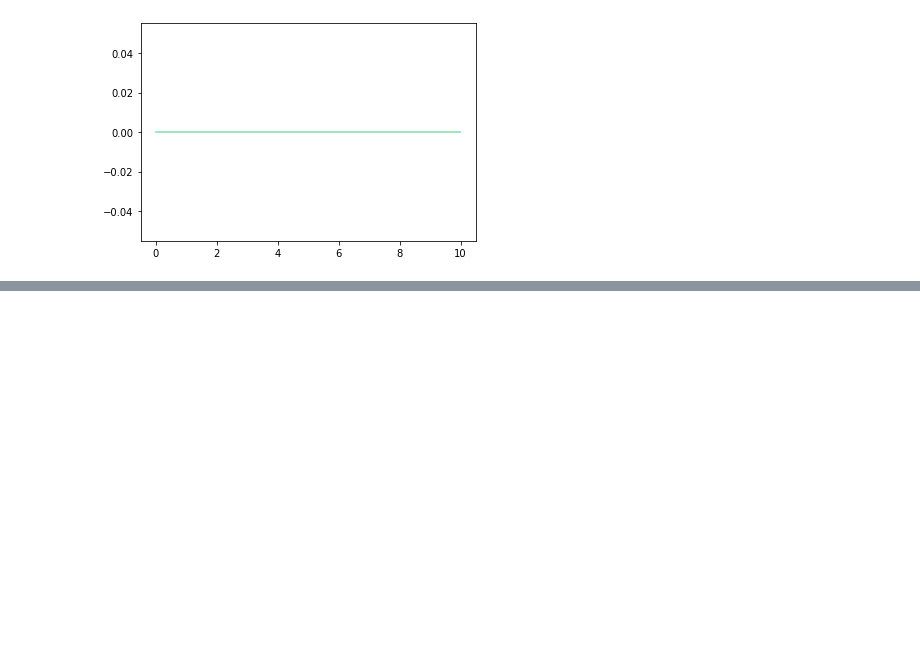
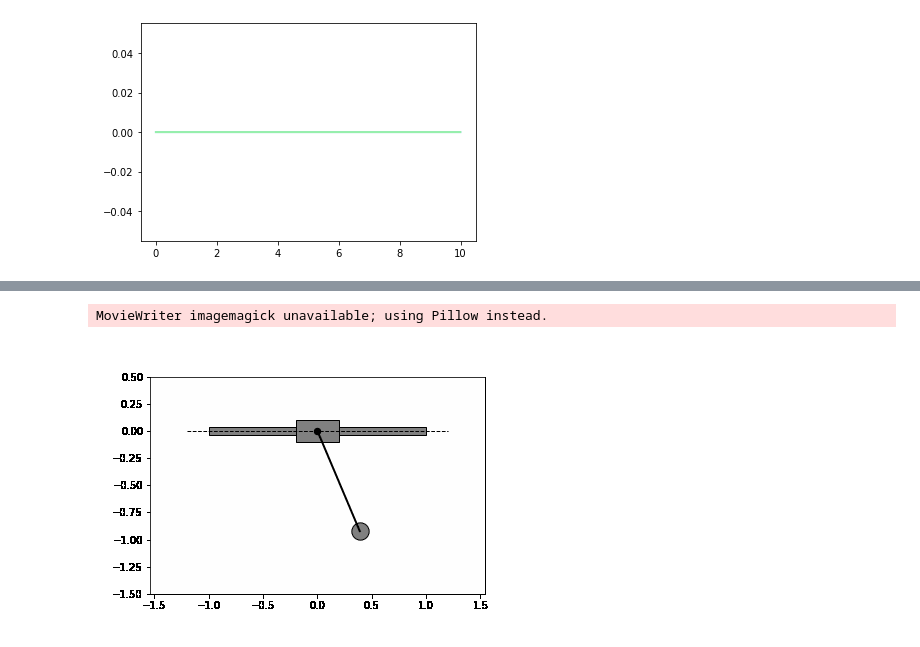
Before and after one commit to martiabr/crane-optimization, a Jupyter notebook: crane-optimization.ipynb, the cells around one changed output, grey strips where cells are left out. Saved outputs shown, nothing was run; the diff lists cells and outputs as text; code cells hidden in the pictures; blank space fills up the shorter version.

Commit message:
Animation gif test

```diff
--- a/crane-optimization.ipynb
+++ b/crane-optimization.ipynb
@@ -86,13 +86,3 @@ plt.show()
 # %% [output]
 [figure]
 [figure]
-# %%
-plt.figure()
-plt.scatter(x_sim[0,0], 0)
-x_pendulum = x_sim[i,0] + l * np.sin(x_sim[0,1])
-y_pendulum = -l * np.cos(x_sim[0,1])
-plt.plot([x_sim[0,0], x_pendulum], [0, y_pendulum])
-plt.scatter(x_pendulum, y_pendulum)
-plt.axis('equal')
-plt.xlim([-1, 1])
-plt.ylim([-1.5, 0.5])
@@ -133,0 +121,51 @@ KeyboardInterrupt:
+# %%
+import matplotlib as mpl
+from matplotlib.patches import Rectangle
+import matplotlib.animation as animation
+from IPython.display import Image
+
+mpl.rcParams['lines.linewidth'] = 2
+
+skips = 5
+
+rect_height = 0.2
+beam_height = 0.075
+
+fig, ax = plt.subplots()
+
+line_1, = ax.plot([-1.2,1.2], [0,0], 'k--', lw=1.0)
+point_1 = ax.scatter(x_sim[0,0], 0, c='k', s=40, zorder=2)
+rect_1 = ax.add_patch(Rectangle((0 - 1, 0 - 0.5*beam_height), 2, beam_height, facecolor='gray', edgecolor='k'))
+rect_2 = ax.add_patch(Rectangle((x_sim[0,0] - 0.2, 0.0 - 0.5*rect_height), 0.4, rect_height, facecolor='gray', edgecolor='k'))
+
+x_pendulum = x_sim[0,0] + l * np.sin(x_sim[0,1])
+y_pendulum = -l * np.cos(x_sim[0,1])
+line_2, = ax.plot([x_sim[0,0], x_pendulum], [0, y_pendulum], c='k')
+point_2 = ax.scatter(x_pendulum, y_pendulum, s=300, facecolors='gray', edgecolors='k')
+
+plt.axis('equal')
+plt.xlim([-1, 1])
+plt.ylim([-1.5, 0.5])
+
+def animate(i):
+    rect_2.set_xy([x_sim[i,0] - 0.2, 0.0 - 0.5*rect_height])
+
+    x_pendulum = x_sim[i,0] + l * np.sin(x_sim[i,1])
+    y_pendulum = -l * np.cos(x_sim[i,1])
+
+    point_1.set_offsets([x_sim[i,0], 0])
+    point_2.set_offsets([x_pendulum, y_pendulum])
+    line_2.set_data([x_sim[i,0], x_pendulum], [0, y_pendulum])
+
+    return line_1, line_2, point_1, point_2, rect_1, rect_2
+
+anim = animation.FuncAnimation(fig, animate, frames=600, interval=20, blit=True)
+
+anim.save('sine_wave.gif', writer='imagemagick')
+
+plt.close()
+
+Image("sine_wave.gif")
+# %% [output]
+MovieWriter imagemagick unavailable; using Pillow instead.
+[figure, added]
```
Also changed, not shown: parts of 3 cells of this notebook, 1 other file.
